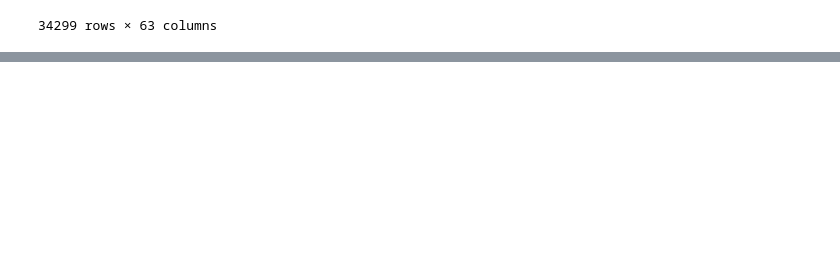
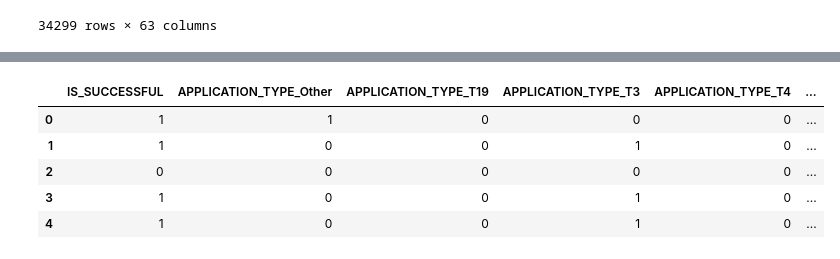
Before and after one commit to aarvinrathod/charity_funding_predictor, a Jupyter notebook: alphabetsoup_charity_optimization.ipynb, the cells around one changed output, grey strips where cells are left out. Saved outputs shown, nothing was run; the diff lists cells and outputs as text; code cells hidden in the pictures; blank space fills up the shorter version.

```diff
--- a/alphabetsoup_charity_optimization.ipynb
+++ b/alphabetsoup_charity_optimization.ipynb
@@ -199,0 +241,8 @@ Loss: 0.5498145222663879, Accuracy: 0.7286297082901001
+# %%
+# Drop no-use columns
+df8 = df.drop(columns = ["EIN", "NAME"])
+# Binnig asking amount and creating a new column
+bins = [0, 5000, 100000, 500000, 10000000000]
+labels = ["5k", "5k-100k", "100k-500k", "500k+"]
+df8["asking_amount_binned"] = pd.cut(df8["ASK_AMT"], bins=bins, labels=labels)
+df8["asking_amount_binned"].value_counts()
@@ -199,0 +255,9 @@ Loss: 0.5498145222663879, Accuracy: 0.7286297082901001
+# %%
+# Grouping classification values with less than 500 instances as "Other"
+df9 = df2["CLASSIFICATION"].value_counts()
+df9 = df9.reset_index()
+df9 = df9[df9.CLASSIFICATION < 500]
+form_names = df9["index"]
+form_names = list(form_names)
+df8 = df8.replace(form_names, "Other")
+df8["CLASSIFICATION"].value_counts()
@@ -199,0 +273,9 @@ Loss: 0.5498145222663879, Accuracy: 0.7286297082901001
+# %%
+# Grouping Application Type with less than 1000 instances as other
+df5 = df2["APPLICATION_TYPE"].value_counts()
+df5 = df5.reset_index()
+df5 = df5[df5.APPLICATION_TYPE < 1000]
+app_names = df5["index"]
+app_names = list(app_names)
+df8 = df8.replace(app_names, "Other")
+df8["APPLICATION_TYPE"].value_counts()
@@ -199,0 +290,11 @@ Loss: 0.5498145222663879, Accuracy: 0.7286297082901001
+# %%
+df8 = df8.drop(columns=["ASK_AMT", "STATUS", "SPECIAL_CONSIDERATIONS"])
+df8 = pd.get_dummies(df8)
+df8.head()
+# %% [output]
+|  | IS_SUCCESSFUL | APPLICATION_TYPE_Other | APPLICATION_TYPE_T19 | APPLICATION_TYPE_T3 | APPLICATION_TYPE_T4 | ... |
+| 0 | 1 | 1 | 0 | 0 | 0 | ... |
+| 1 | 1 | 0 | 0 | 1 | 0 | ... |
+| 2 | 0 | 0 | 0 | 0 | 0 | ... |
+| 3 | 1 | 0 | 0 | 1 | 0 | ... |
+| 4 | 1 | 0 | 0 | 1 | 0 | ... |
```
Also changed, not shown: parts of 13 cells of this notebook, 1 other file.
